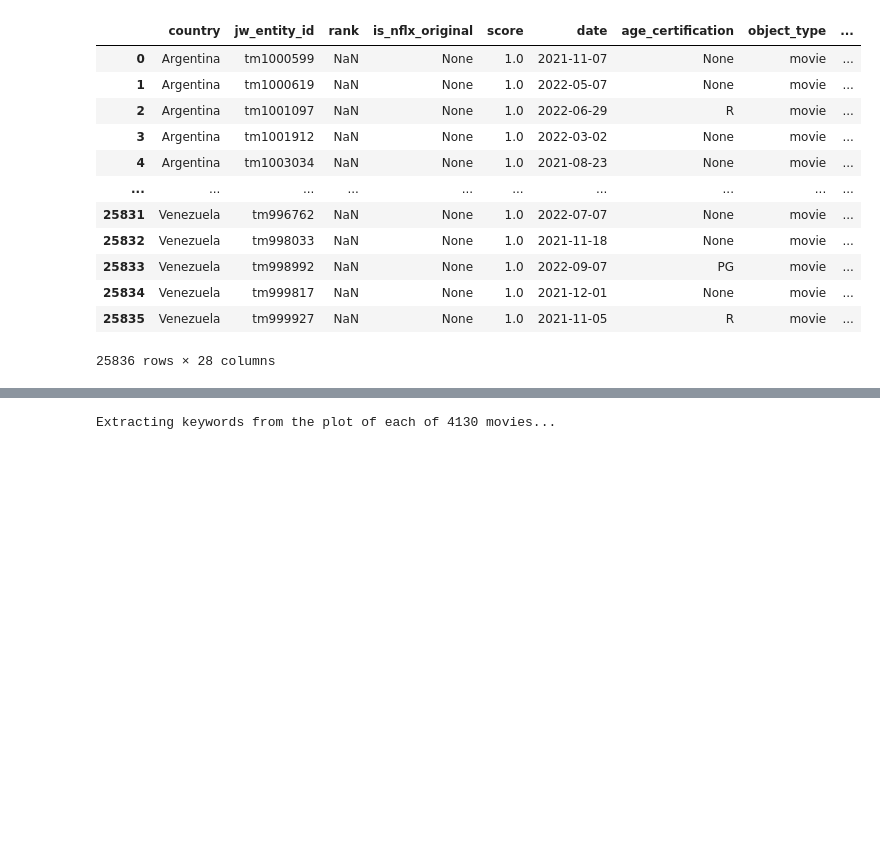
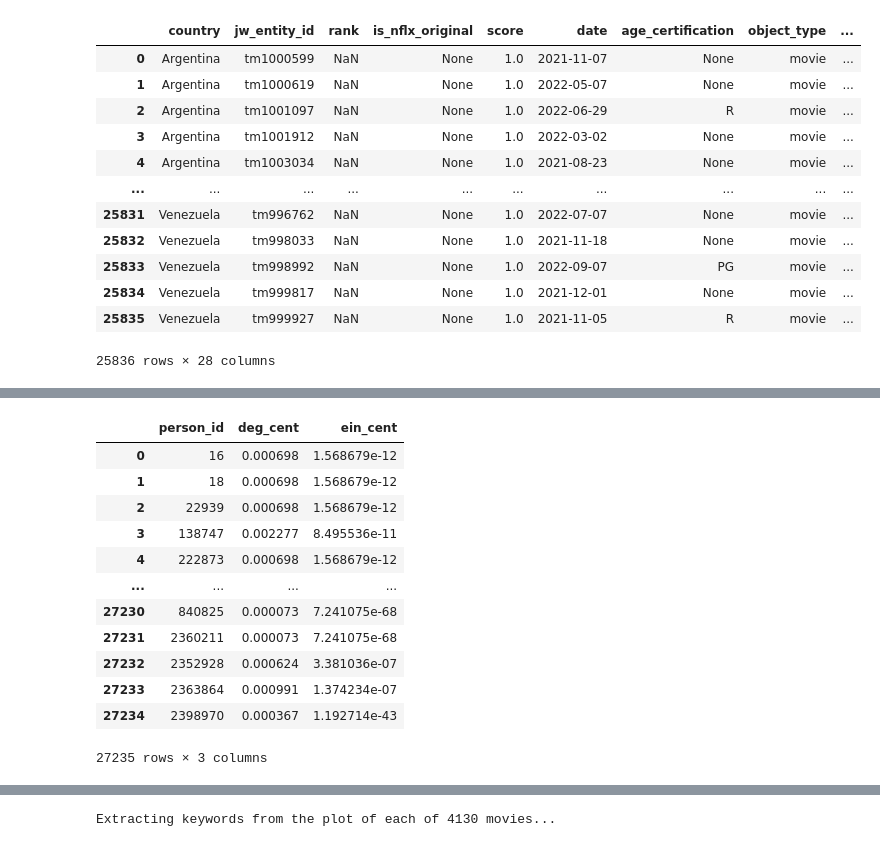
Before and after one commit to AlexCodeGlider/filmStreamingForecast, a Jupyter notebook: model.ipynb, the cells around one changed output, grey strips where cells are left out. Cells and saved outputs as stored; diff of their text form; code cells hidden in the pictures; blank space fills up the shorter version.

```diff
--- a/model.ipynb
+++ b/model.ipynb
@@ -88,0 +121,27 @@ talent
+# %%
+colab_matrix = pd.DataFrame([
+    [n, x, y]
+    for n, g in local_talent.groupby('jw_entity_id')['person_id']
+    for x, y in combinations(g, 2)
+], columns=['jw_entity_id', 'person_id_1', 'person_id_2'])
+colab_matrix = colab_matrix.merge(local_df[['jw_entity_id', 'score']], how='left', on='jw_entity_id')
+colab_matrix = colab_matrix.groupby(['person_id_1', 'person_id_2'])[['jw_entity_id', 'score']].agg(
+    {'jw_entity_id': lambda x: ','.join(x), 'score': ['count', 'sum', 'mean']}).rename(
+    columns={'count': 'num_colabs', 'sum': 'colab_total', 'mean': 'colab_avg'}).reset_index()
+# %%
+from utils import graph
+graph(colab_matrix)
+# %% [output]
+|  | person_id | deg_cent | ein_cent |
+| 0 | 16 | 0.000698 | 1.568679e-12 |
+| 1 | 18 | 0.000698 | 1.568679e-12 |
+| 2 | 22939 | 0.000698 | 1.568679e-12 |
+| 3 | 138747 | 0.002277 | 8.495536e-11 |
+| 4 | 222873 | 0.000698 | 1.568679e-12 |
+| ... | ... | ... | ... |
+| 27230 | 840825 | 0.000073 | 7.241075e-68 |
+| 27231 | 2360211 | 0.000073 | 7.241075e-68 |
+| 27232 | 2352928 | 0.000624 | 3.381036e-07 |
+| 27233 | 2363864 | 0.000991 | 1.374234e-07 |
+| 27234 | 2398970 | 0.000367 | 1.192714e-43 |
+27235 rows × 3 columns
```
Also changed, not shown: parts of 11 cells of this notebook, 3 other files.
